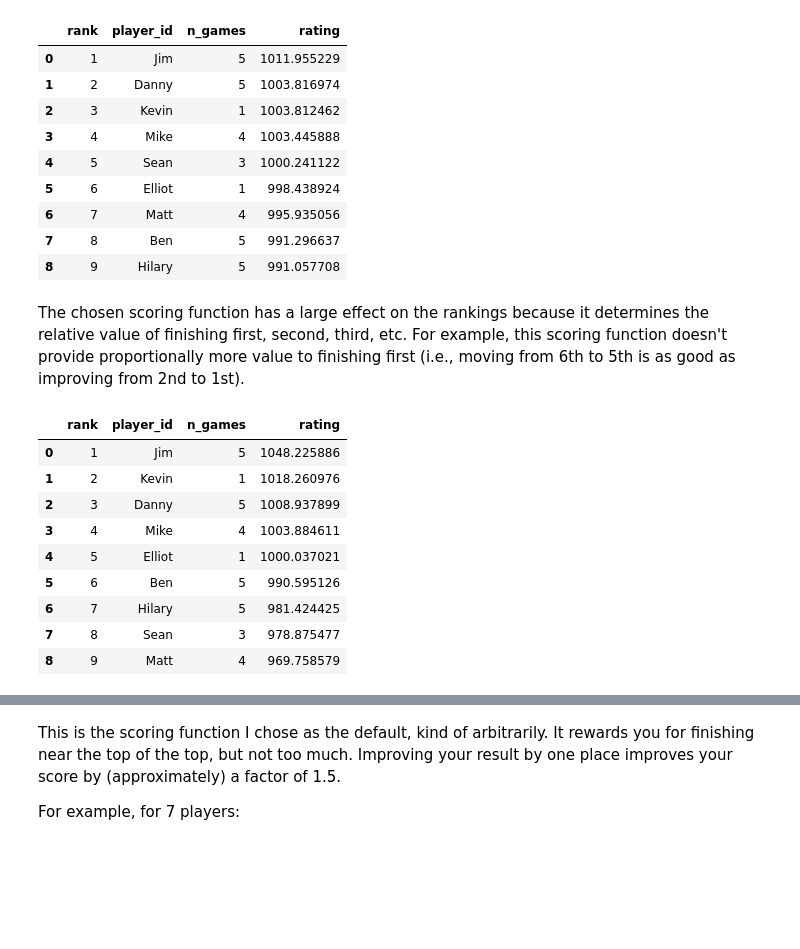
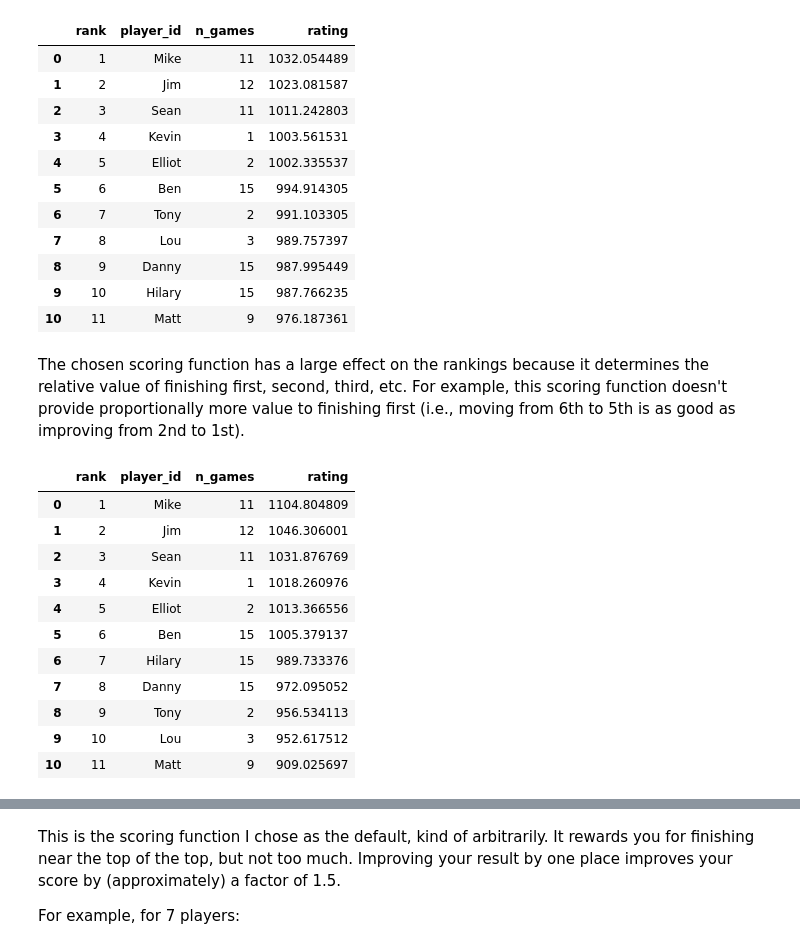
Before and after one commit to djcunningham0/poker-elo-dashboard, a Jupyter notebook: demo.ipynb, the cells around one changed output, grey strips where cells are left out. Cells and saved outputs as stored; diff of their text form; code cells hidden in the pictures; blank space fills up the shorter version.

```diff
--- a/demo.ipynb
+++ b/demo.ipynb
@@ -127,39 +152,43 @@ By default, I have the change in rankings scale with the number of players. That
 # %%
-noscale_elo = elo.MultiELO(scale_k=False)
+noscale_elo = elo.MultiElo(scale_k=False)
 noscale_tracker = elo.Tracker(elo_rater=noscale_elo)
 noscale_tracker.process_data(data)
 
 noscale_tracker.get_current_ratings()
 # %% [output]
 |  | rank | player_id | n_games | rating |
-| 0 | 1 | Jim | 5 | 1011.955229 |
-| 1 | 2 | Danny | 5 | 1003.816974 |
-| 2 | 3 | Kevin | 1 | 1003.812462 |
-| 3 | 4 | Mike | 4 | 1003.445888 |
-| 4 | 5 | Sean | 3 | 1000.241122 |
-| 5 | 6 | Elliot | 1 | 998.438924 |
-| 6 | 7 | Matt | 4 | 995.935056 |
-| 7 | 8 | Ben | 5 | 991.296637 |
-| 8 | 9 | Hilary | 5 | 991.057708 |
+| 0 | 1 | Mike | 11 | 1032.054489 |
+| 1 | 2 | Jim | 12 | 1023.081587 |
+| 2 | 3 | Sean | 11 | 1011.242803 |
+| 3 | 4 | Kevin | 1 | 1003.561531 |
+| 4 | 5 | Elliot | 2 | 1002.335537 |
+| 5 | 6 | Ben | 15 | 994.914305 |
+| 6 | 7 | Tony | 2 | 991.103305 |
+| 7 | 8 | Lou | 3 | 989.757397 |
+| 8 | 9 | Danny | 15 | 987.995449 |
+| 9 | 10 | Hilary | 15 | 987.766235 |
+| 10 | 11 | Matt | 9 | 976.187361 |
 # %% [markdown]
 The chosen scoring function has a large effect on the rankings because it determines the relative value of finishing first, second, third, etc. For example, this scoring function doesn't provide proportionally more value to finishing first (i.e., moving from 6th to 5th is as good as improving from 2nd to 1st).
 # %%
-linear_elo = elo.MultiELO(score_function_base=1)
+linear_elo = elo.MultiElo(score_function_base=1)
 linear_tracker = elo.Tracker(elo_rater=linear_elo)
 linear_tracker.process_data(data)
 
 linear_tracker.get_current_ratings()
 # %% [output]
 |  | rank | player_id | n_games | rating |
-| 0 | 1 | Jim | 5 | 1048.225886 |
-| 1 | 2 | Kevin | 1 | 1018.260976 |
-| 2 | 3 | Danny | 5 | 1008.937899 |
-| 3 | 4 | Mike | 4 | 1003.884611 |
-| 4 | 5 | Elliot | 1 | 1000.037021 |
-| 5 | 6 | Ben | 5 | 990.595126 |
-| 6 | 7 | Hilary | 5 | 981.424425 |
-| 7 | 8 | Sean | 3 | 978.875477 |
-| 8 | 9 | Matt | 4 | 969.758579 |
+| 0 | 1 | Mike | 11 | 1104.804809 |
+| 1 | 2 | Jim | 12 | 1046.306001 |
+| 2 | 3 | Sean | 11 | 1031.876769 |
+| 3 | 4 | Kevin | 1 | 1018.260976 |
+| 4 | 5 | Elliot | 2 | 1013.366556 |
+| 5 | 6 | Ben | 15 | 1005.379137 |
+| 6 | 7 | Hilary | 15 | 989.733376 |
+| 7 | 8 | Danny | 15 | 972.095052 |
+| 8 | 9 | Tony | 2 | 956.534113 |
+| 9 | 10 | Lou | 3 | 952.617512 |
+| 10 | 11 | Matt | 9 | 909.025697 |
 # %% [markdown]
 # scoring functions
 
```
Also changed, not shown: parts of 15 cells of this notebook, 6 other files.
